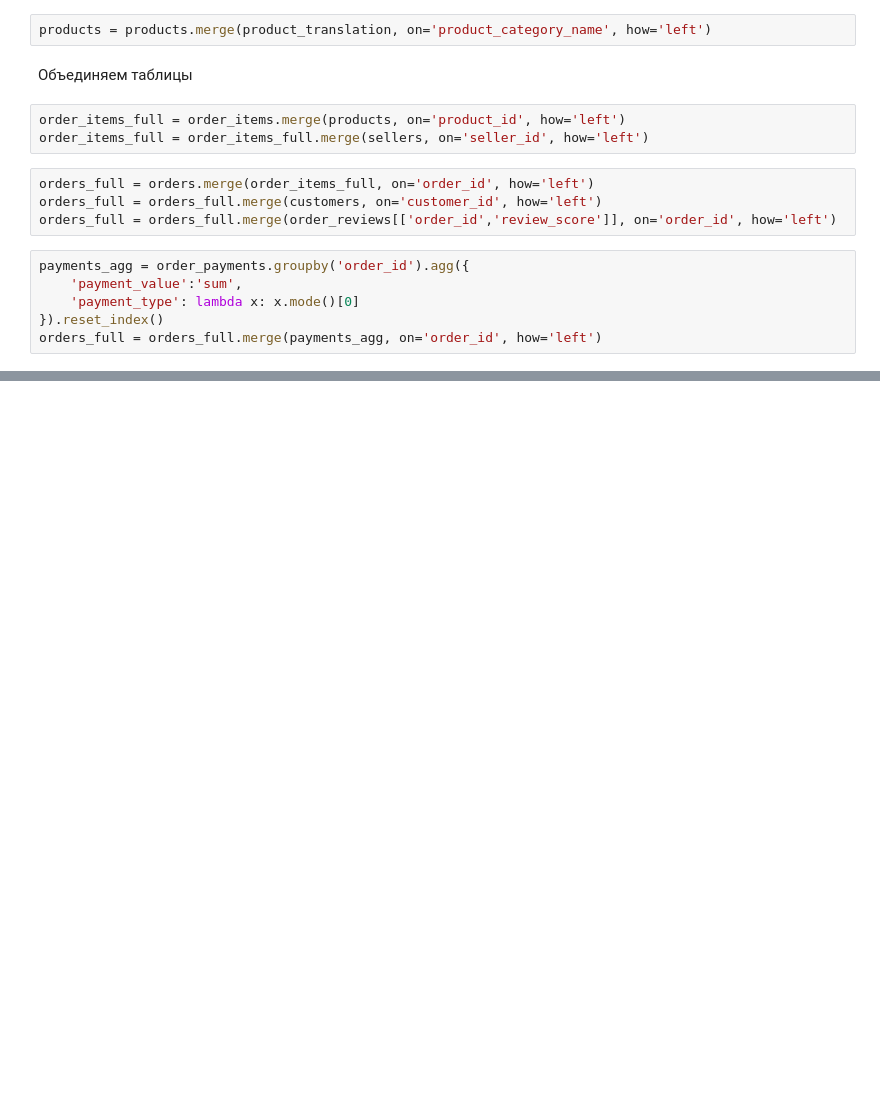
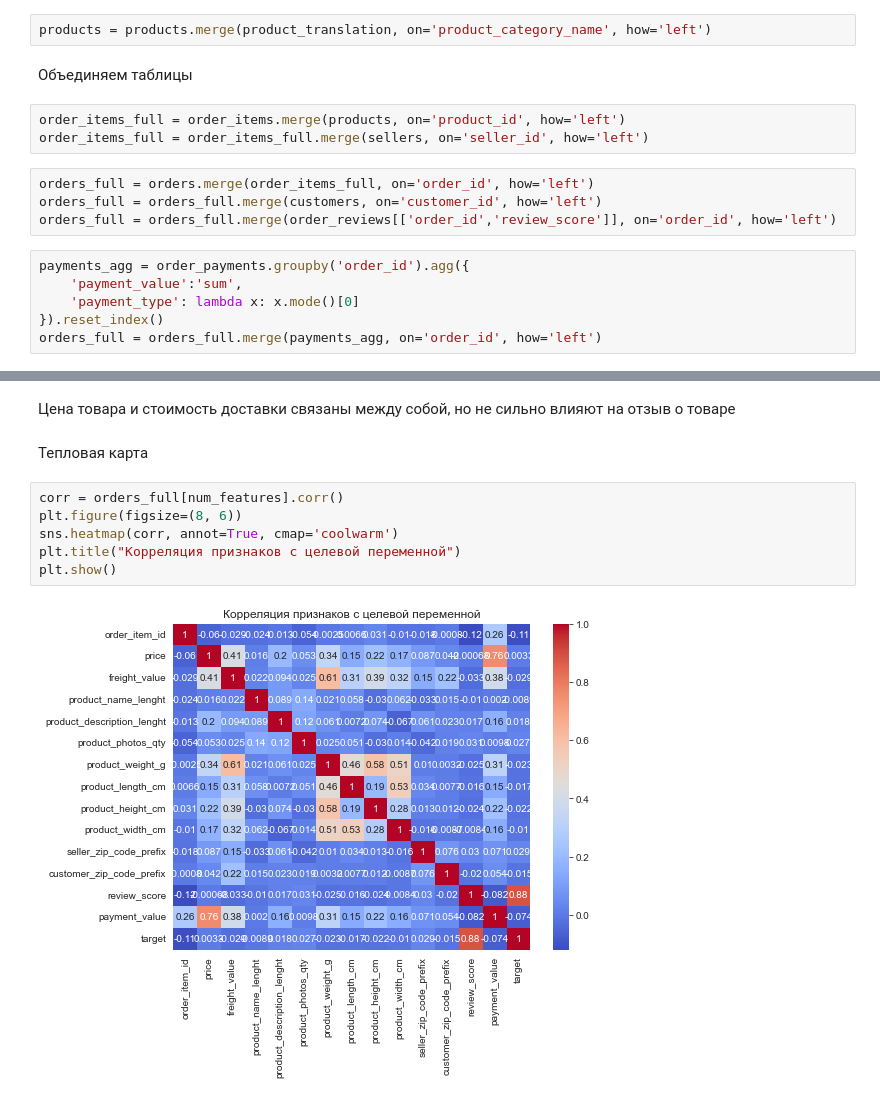
Before and after one commit to Sus-arch/Wine-Reviews-ML, a Jupyter notebook: classification/solution.ipynb, the cells around one changed output, grey strips where cells are left out. Drawn from its saved outputs; the diff is of its cells as text; blank space fills up the shorter version.

```diff
--- a/classification/solution.ipynb
+++ b/classification/solution.ipynb
@@ -48,0 +173,12 @@ orders_full.head()
+# %% [markdown]
+Цена товара и стоимость доставки связаны между собой, но не сильно влияют на отзыв о товаре
+# %% [markdown]
+Тепловая карта
+# %%
+corr = orders_full[num_features].corr()
+plt.figure(figsize=(8, 6))
+sns.heatmap(corr, annot=True, cmap='coolwarm')
+plt.title("Корреляция признаков с целевой переменной")
+plt.show()
+# %% [output]
+[figure, added]
```
Also changed, not shown: parts of 45 cells of this notebook, 1 other file.
